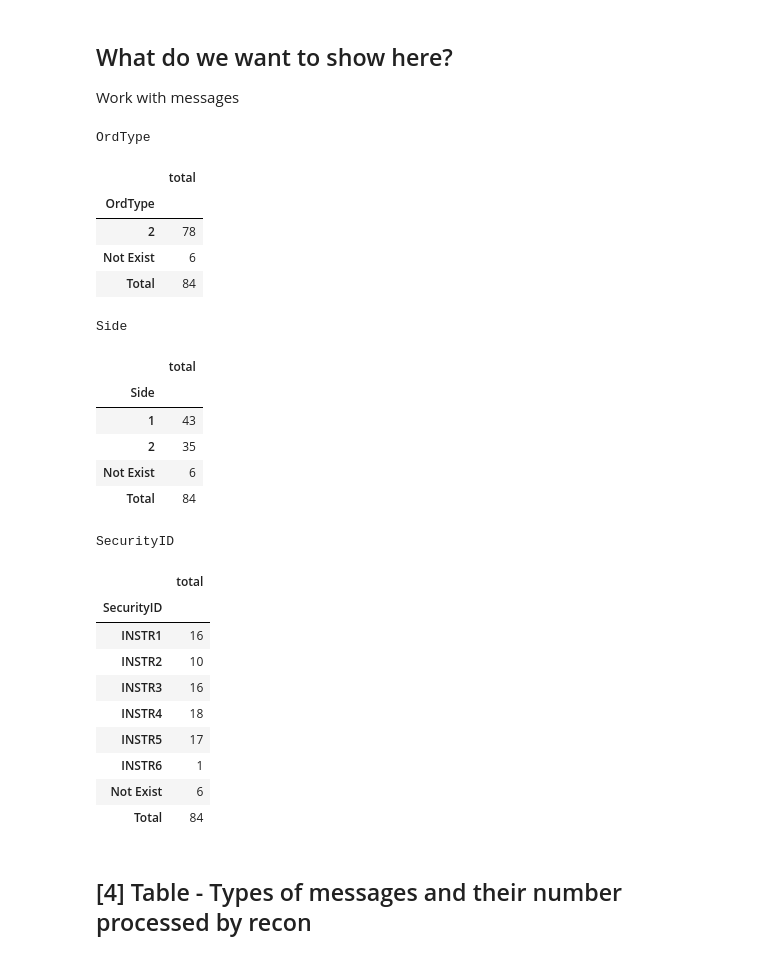
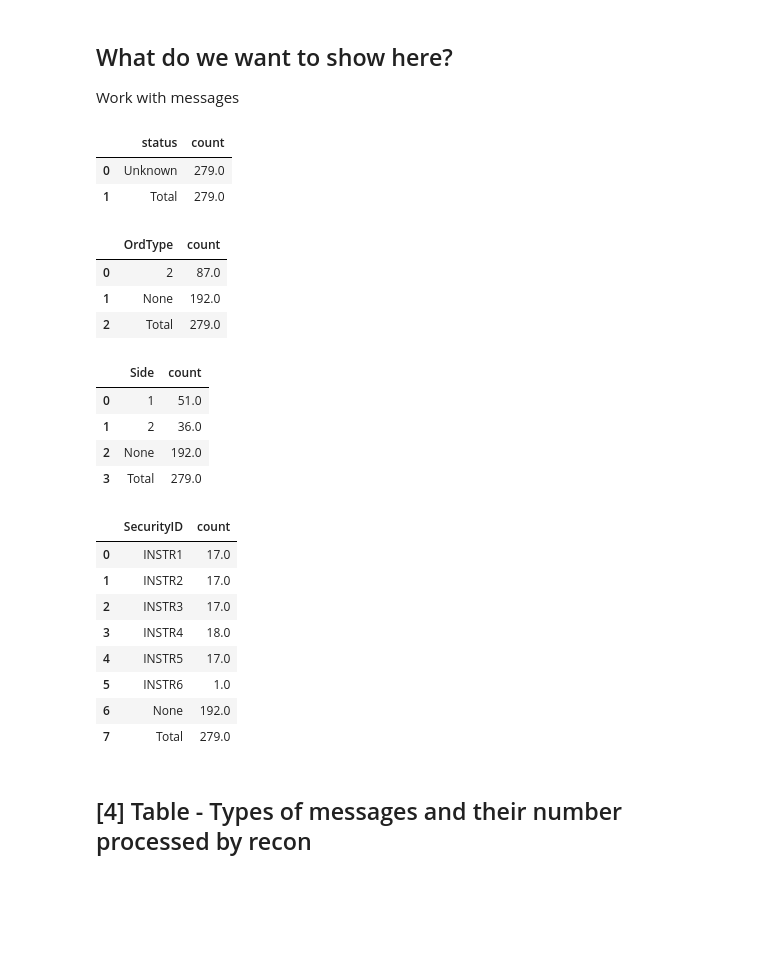
Before and after one commit to th2-net/th2-data-services-utils, a Jupyter notebook: examples/notebooks/notebook_recon.ipynb, the cells around one changed output. Saved outputs shown, nothing was run; the diff lists cells and outputs as text; code cells hidden in the pictures; blank space fills up the shorter version.

```diff
--- a/examples/notebooks/notebook_recon.ipynb
+++ b/examples/notebooks/notebook_recon.ipynb
@@ -77,9 +77,11 @@ NOTE: You can change the URL via eponymous property of this object.
 # %%
 START_TIME = datetime(year=2021, month=6, day=20, hour=13, minute=44, second=41, microsecond=692724)
 END_TIME = datetime(year=2021, month=6, day=20, hour=13, minute=45, second=49, microsecond=28579)
-URL = F"http://th2-kube-demo:30999"
 
-data_source = DataSource(URL)
+DEMO_HOST = "10.64.66.66"  # th2-kube-demo  Host port where rpt-data-provider is located.
+DEMO_PORT = "30999"  # Node port of rpt-data-provider.
+data_source = DataSource(F"http://{DEMO_HOST}:{DEMO_PORT}")
+
 events: Data = data_source.get_events_from_data_provider(
     startTimestamp=START_TIME,
     endTimestamp=END_TIME,
@@ -182,6 +183,8 @@ Utils.create_tick_diagram(df)  # The plot may not be shown if you have not resta
 ## What do we want to show here?
 Work with messages
 # %%
+tags_name = ["OrdType", "Side", "SecurityID"]
+
 def exctract_block(record):
     try:
         body = record["body"]
@@ -189,18 +192,16 @@ def exctract_block(record):
             new_obj = {
                 "status": record.get("status"),
             }
-            for tag_name in tags_name:
-                tag = Utils.find_tag(body['fields'], tag_name)
-                tag = tag['simpleValue'] if tag else "Not Exist"
+            tags = Utils.search_fields(body["fields"], *tags_name)
+            for tag_name in tags:
+                tag = tags[tag_name]
 
                 new_obj.update({
-                    tag_name: tag,
+                    tag_name: tag[0].get("simpleValue"),
                 })
             return new_obj
     except:
         return None
-
-tags_name = ["OrdType", "Side", "SecurityID"]
 
 streams = set()
 for record in events_tree.events.values():
@@ -216,46 +217,41 @@ messages: Data = data_source.get_messages_from_data_provider(
 # %%
 compute = []
 for record in messages.map(exctract_block):
     for tag_name in tags_name:
         new_obj = {
             "status": 'Unknown'
         }
-
         if isinstance(record.get(tag_name), list):
             for tag in record.get(tag_name):
                 new_obj[tag_name] = tag
                 compute.append(new_obj)
         else:
             new_obj.update({tag_name: record.get(tag_name)})
             compute.append(new_obj)
 
-compute = DataFrame(compute)
-Utils.aggregate_several_group2(compute, ('OrdType', 'Side', 'SecurityID'))
+Utils.aggregate_several_group(compute)
 # %% [output]
-OrdType
-|  | total |
-| OrdType |  |
-| 2 | 78 |
-| Not Exist | 6 |
-| Total | 84 |
+|  | status | count |
+| 0 | Unknown | 279.0 |
+| 1 | Total | 279.0 |
-Side
-|  | total |
-| Side |  |
-| 1 | 43 |
-| 2 | 35 |
-| Not Exist | 6 |
-| Total | 84 |
+|  | OrdType | count |
+| 0 | 2 | 87.0 |
+| 1 | None | 192.0 |
+| 2 | Total | 279.0 |
-SecurityID
-|  | total |
-| SecurityID |  |
-| INSTR1 | 16 |
-| INSTR2 | 10 |
-| INSTR3 | 16 |
-| INSTR4 | 18 |
-| INSTR5 | 17 |
-| INSTR6 | 1 |
-| Not Exist | 6 |
-| Total | 84 |
+|  | Side | count |
+| 0 | 1 | 51.0 |
+| 1 | 2 | 36.0 |
+| 2 | None | 192.0 |
+| 3 | Total | 279.0 |
+|  | SecurityID | count |
+| 0 | INSTR1 | 17.0 |
+| 1 | INSTR2 | 17.0 |
+| 2 | INSTR3 | 17.0 |
+| 3 | INSTR4 | 18.0 |
+| 4 | INSTR5 | 17.0 |
+| 5 | INSTR6 | 1.0 |
+| 6 | None | 192.0 |
+| 7 | Total | 279.0 |
 # %% [markdown]
 ## [4] Table - Types of messages and their number processed by recon
 # %%
```
Also changed, not shown: parts of 3 cells of this notebook, 3 other files.
